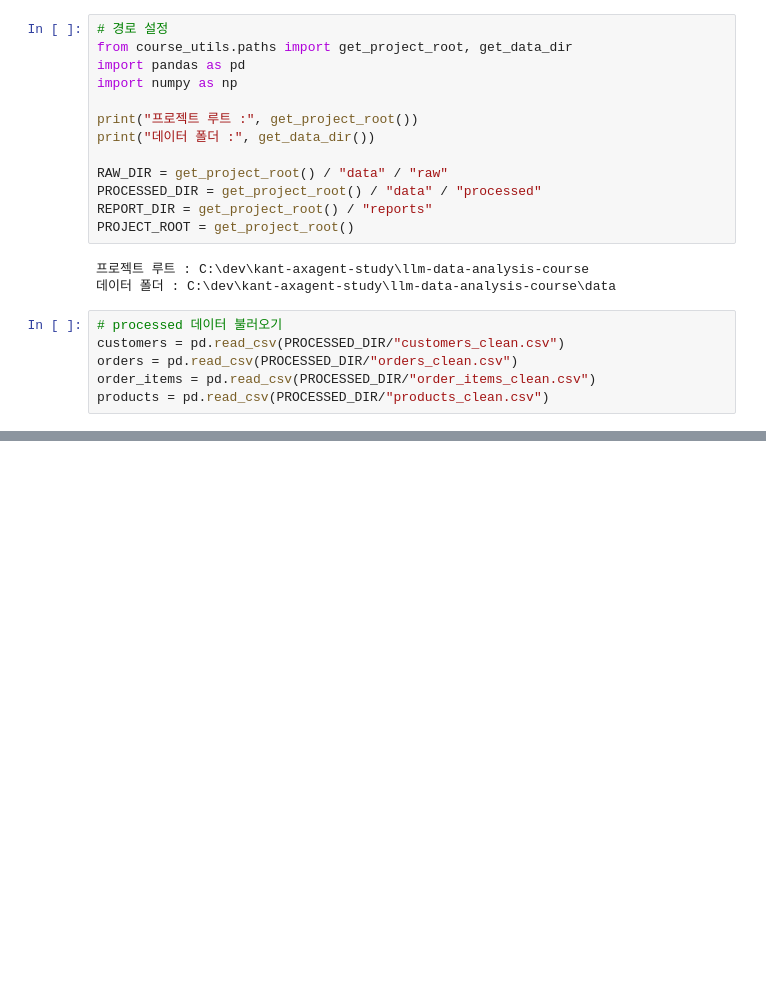
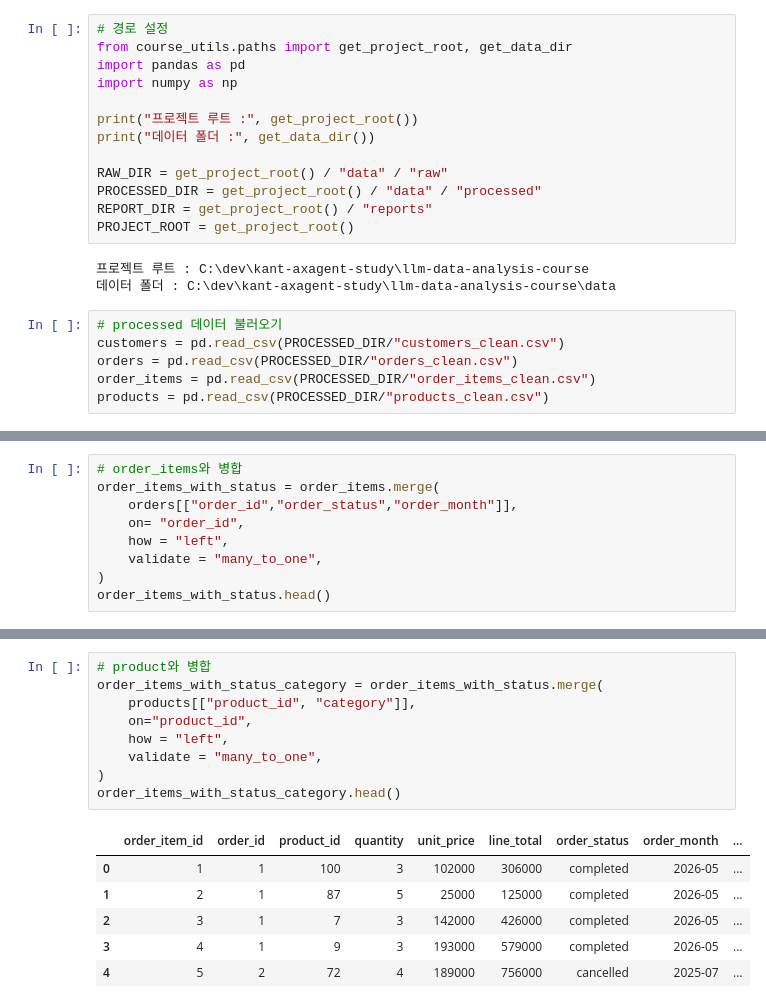
Before and after one commit to sangjae-lee97/kant-axagent-study, a Jupyter notebook: llm-data-analysis-course/chapter07/chapter07.ipynb, the cells around one changed output, grey strips where cells are left out. Cells and saved outputs as stored; diff of their text form; blank space fills up the shorter version.

```diff
--- a/llm-data-analysis-course/chapter07/chapter07.ipynb
+++ b/llm-data-analysis-course/chapter07/chapter07.ipynb
@@ -39,0 +64,9 @@ products = pd.read_csv(PROCESSED_DIR/"products_clean.csv")
+# %%
+# order_items와 병합
+order_items_with_status = order_items.merge(
+    orders[["order_id","order_status","order_month"]],
+    on= "order_id",
+    how = "left",
+    validate = "many_to_one",
+)
+order_items_with_status.head()
@@ -39,0 +80,16 @@ products = pd.read_csv(PROCESSED_DIR/"products_clean.csv")
+# %%
+# product와 병합
+order_items_with_status_category = order_items_with_status.merge(
+    products[["product_id", "category"]],
+    on="product_id",
+    how = "left",
+    validate = "many_to_one",
+)
+order_items_with_status_category.head()
+# %% [output]
+|  | order_item_id | order_id | product_id | quantity | unit_price | line_total | order_status | order_month | ... |
+| 0 | 1 | 1 | 100 | 3 | 102000 | 306000 | completed | 2026-05 | ... |
+| 1 | 2 | 1 | 87 | 5 | 25000 | 125000 | completed | 2026-05 | ... |
+| 2 | 3 | 1 | 7 | 3 | 142000 | 426000 | completed | 2026-05 | ... |
+| 3 | 4 | 1 | 9 | 3 | 193000 | 579000 | completed | 2026-05 | ... |
+| 4 | 5 | 2 | 72 | 4 | 189000 | 756000 | cancelled | 2025-07 | ... |
```
Also changed, not shown: parts of 18 cells of this notebook, 6 other files.
